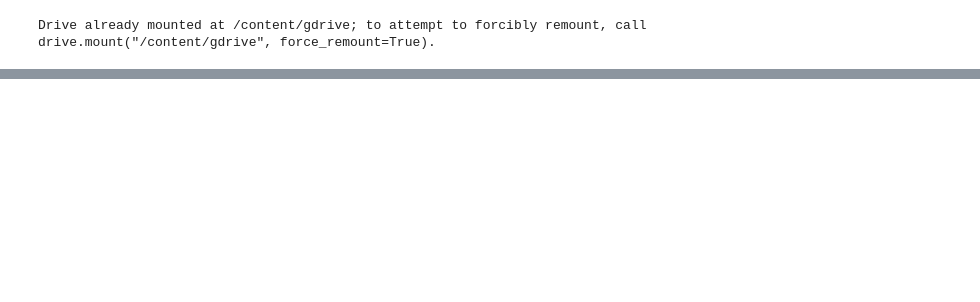
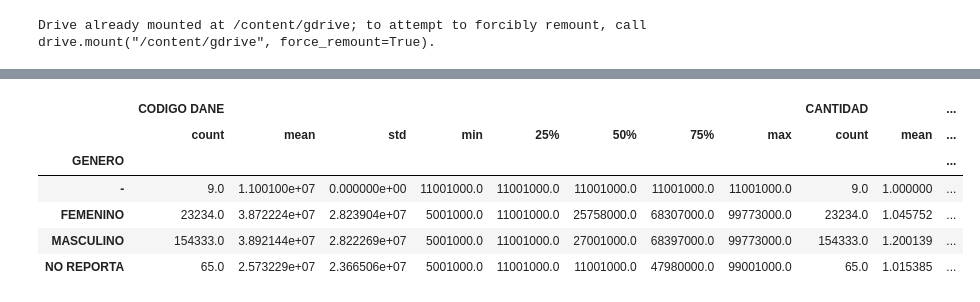
Before and after one commit to Whippoorwil/Proyecto-Ciencia-de-Datos, a Jupyter notebook: data_science_ejercicio.ipynb, the cells around one changed output, grey strips where cells are left out. Cells and saved outputs as stored; diff of their text form; code cells hidden in the pictures; blank space fills up the shorter version.

```diff
--- a/data_science_ejercicio.ipynb
+++ b/data_science_ejercicio.ipynb
@@ -25,0 +68,10 @@ Name: GRUPO ETARÍO, Length: 177641, dtype: object
+# %%
+homicidios.groupby('GENERO').describe()
+# %% [output]
+|  | CODIGO DANE |  |  |  |  |  |  |  | CANTIDAD |  | ... |
+|  | count | mean | std | min | 25% | 50% | 75% | max | count | mean | ... |
+| GENERO |  |  |  |  |  |  |  |  |  |  | ... |
+| - | 9.0 | 1.100100e+07 | 0.000000e+00 | 11001000.0 | 11001000.0 | 11001000.0 | 11001000.0 | 11001000.0 | 9.0 | 1.000000 | ... |
+| FEMENINO | 23234.0 | 3.872224e+07 | 2.823904e+07 | 5001000.0 | 11001000.0 | 25758000.0 | 68307000.0 | 99773000.0 | 23234.0 | 1.045752 | ... |
+| MASCULINO | 154333.0 | 3.892144e+07 | 2.822269e+07 | 5001000.0 | 11001000.0 | 27001000.0 | 68397000.0 | 99773000.0 | 154333.0 | 1.200139 | ... |
+| NO REPORTA | 65.0 | 2.573229e+07 | 2.366506e+07 | 5001000.0 | 11001000.0 | 11001000.0 | 47980000.0 | 99001000.0 | 65.0 | 1.015385 | ... |
```
Also changed, not shown: parts of 10 cells of this notebook.
